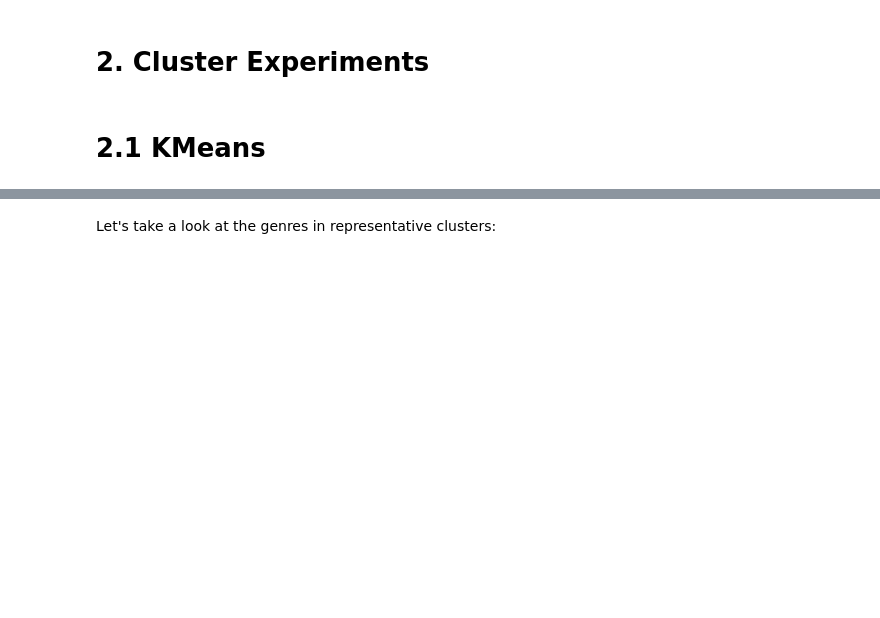
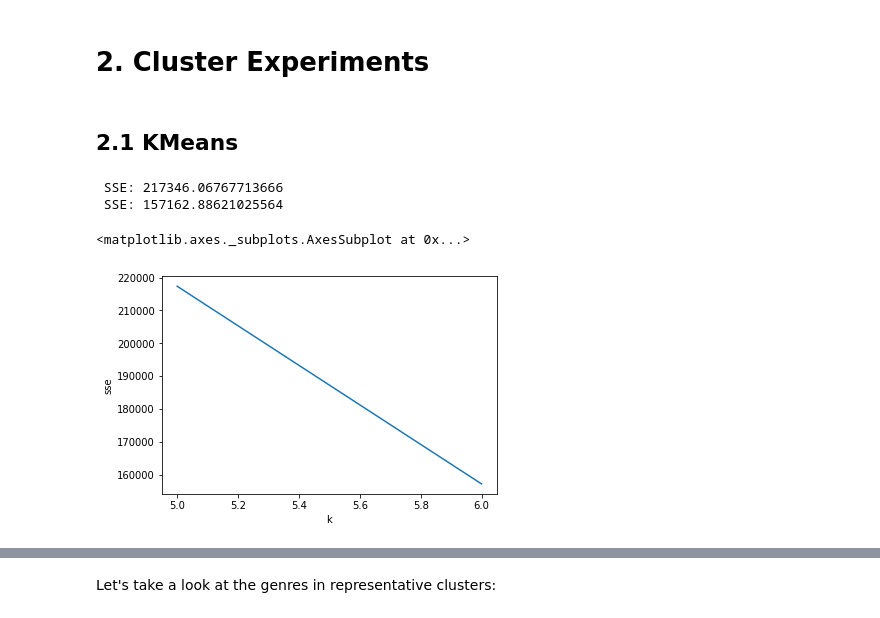
Before and after one commit to janapfeffer/DM_Project_MoviePrediction, a Jupyter notebook: ClusterExperiments.ipynb, the cells around one changed output, grey strips where cells are left out. Drawn from its saved outputs; the diff is of its cells as text; code cells hidden in the pictures; blank space fills up the shorter version.

```diff
--- a/ClusterExperiments.ipynb
+++ b/ClusterExperiments.ipynb
@@ -36,7 +36,28 @@ df_temp = pd.DataFrame(columns=["0","1", "clusterids"])
 df_temp["0"] = df_tsne[0]
 df_temp["1"] = df_tsne[1]
 # %% [markdown]
-# 2.1 KMeans
+## 2.1 KMeans
+# %%
+# find the potimum SSE value
+df_sse = pd.DataFrame(columns=["k", "sse"])
+for i in range(5,7):
+
+    # create the clusterer
+    estimator = KMeans(n_clusters = i)
+
+    # create the clustering
+    clusters = estimator.fit(df_joined.drop(columns="userId"))
+    cluster_ids = estimator.predict(df_joined.drop(columns="userId"))
+
+    df_sse = df_sse.append({"k": i,
+                           "sse": clusters.inertia_}, ignore_index=True)
+    print(" SSE: " + str(clusters.inertia_))
+sb.lineplot(x="k", y="sse",data=df_sse)
+# %% [output]
+ SSE: 217346.06767713666
+ SSE: 157162.88621025564
+<matplotlib.axes._subplots.AxesSubplot at 0x...>
+[figure, added]
 # %%
 # setup a figure
 
```
Also changed, not shown: parts of 11 cells of this notebook, 2 other files.
